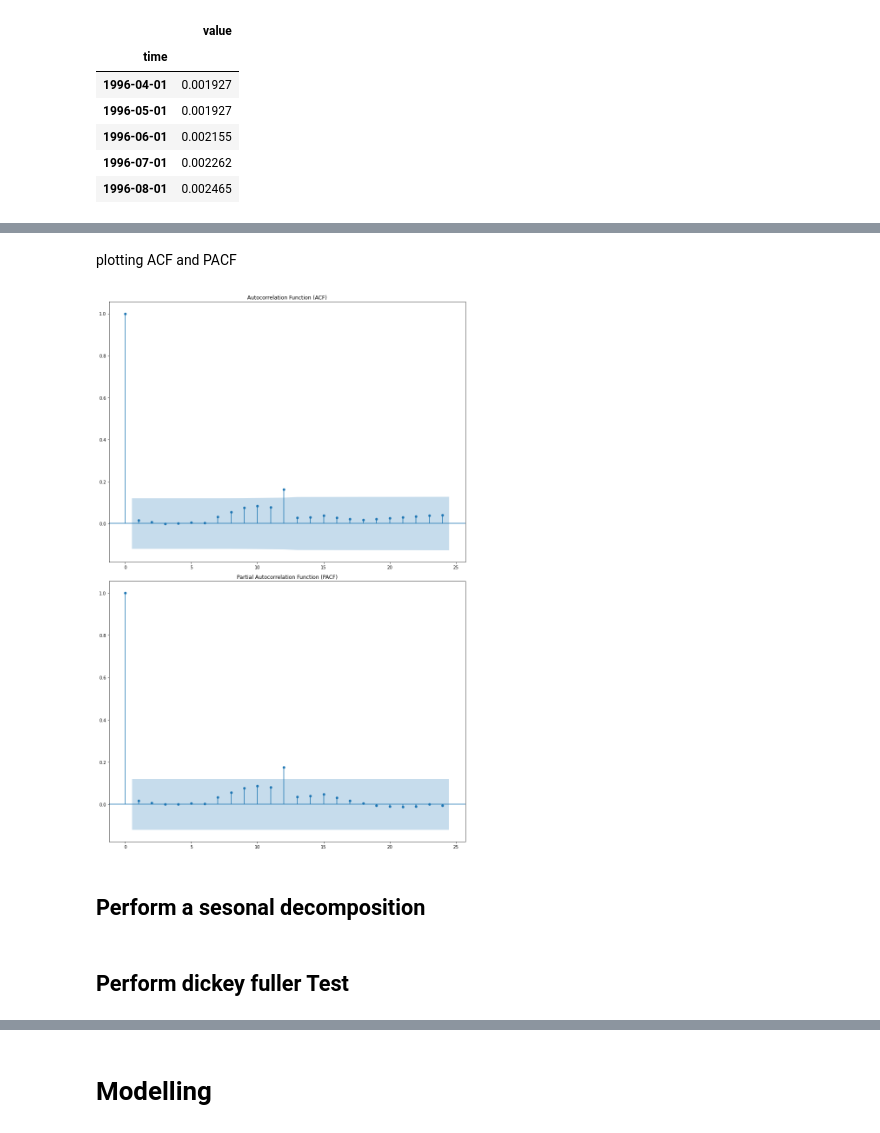
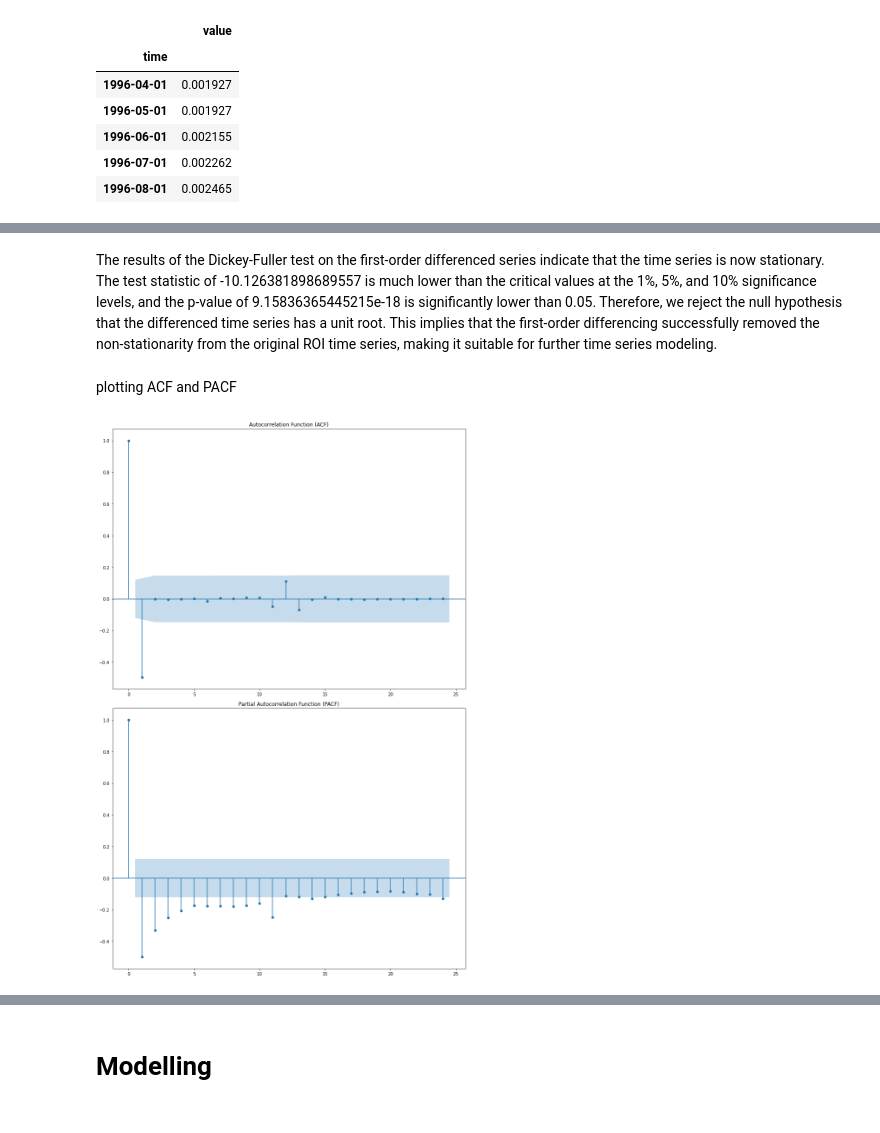
Before and after one commit to Sandrakiptumm/phase-4-group-3-project, a Jupyter notebook: index.ipynb, the cells around one changed output, grey strips where cells are left out. Cells and saved outputs as stored; diff of their text form; code cells hidden in the pictures.

```diff
--- a/index.ipynb
+++ b/index.ipynb
@@ -453,3 +486,0 @@ cleaner.missing_values_percentage()
-# %%
-data = data.drop(columns=["Metro"])
-data.head()
@@ -463,2 +486,0 @@ data.head()
-# %%
-data = data.set_index("time")
@@ -703,0 +738,2 @@ nyc_log_diff.head()
+# %%
+nyc_log_diff2 = differencing_and_plot(nyc_log_diff)
@@ -704,3 +753,5 @@ nyc_log_diff.head()
+# %% [markdown]
+The results of the Dickey-Fuller test on the first-order differenced series indicate that the time series is now stationary. The test statistic of -10.126381898689557 is much lower than the critical values at the 1%, 5%, and 10% significance levels, and the p-value of 9.15836365445215e-18 is significantly lower than 0.05. Therefore, we reject the null hypothesis that the differenced time series has a unit root. This implies that the first-order differencing successfully removed the non-stationarity from the original ROI time series, making it suitable for further time series modeling.
 # %% [markdown]
 plotting ACF and PACF
 # %%
@@ -730,23 +781,19 @@ lag_pacf.index.name = 'Lag'
 # %%
 # Set up the figure and axes
 fig = plt.figure(figsize=(12, 18))
 
 # Plot ACF
 ax1 = fig.add_subplot(211)
-sm.graphics.tsa.plot_acf(nyc_log_diff['value'].dropna(), lags=24, ax=ax1)
+sm.graphics.tsa.plot_acf(nyc_log_diff2['value'].dropna(), lags=24, ax=ax1)
 ax1.set_title('Autocorrelation Function (ACF)')
 
 # Plot PACF
 ax2 = fig.add_subplot(212)
-sm.graphics.tsa.plot_pacf(nyc_log_diff['value'].dropna(), lags=24, ax=ax2)
+sm.graphics.tsa.plot_pacf(nyc_log_diff2['value'].dropna(), lags=24, ax=ax2)
 ax2.set_title('Partial Autocorrelation Function (PACF)')
 
 # Show the plot
 plt.tight_layout()
 plt.show()
 # %% [output]
-[figure, old version]
+[figure, new version]
-# %% [markdown]
-## Perform a sesonal decomposition
-# %% [markdown]
-## Perform dickey fuller Test
```
Also changed, not shown: parts of 61 cells of this notebook.
